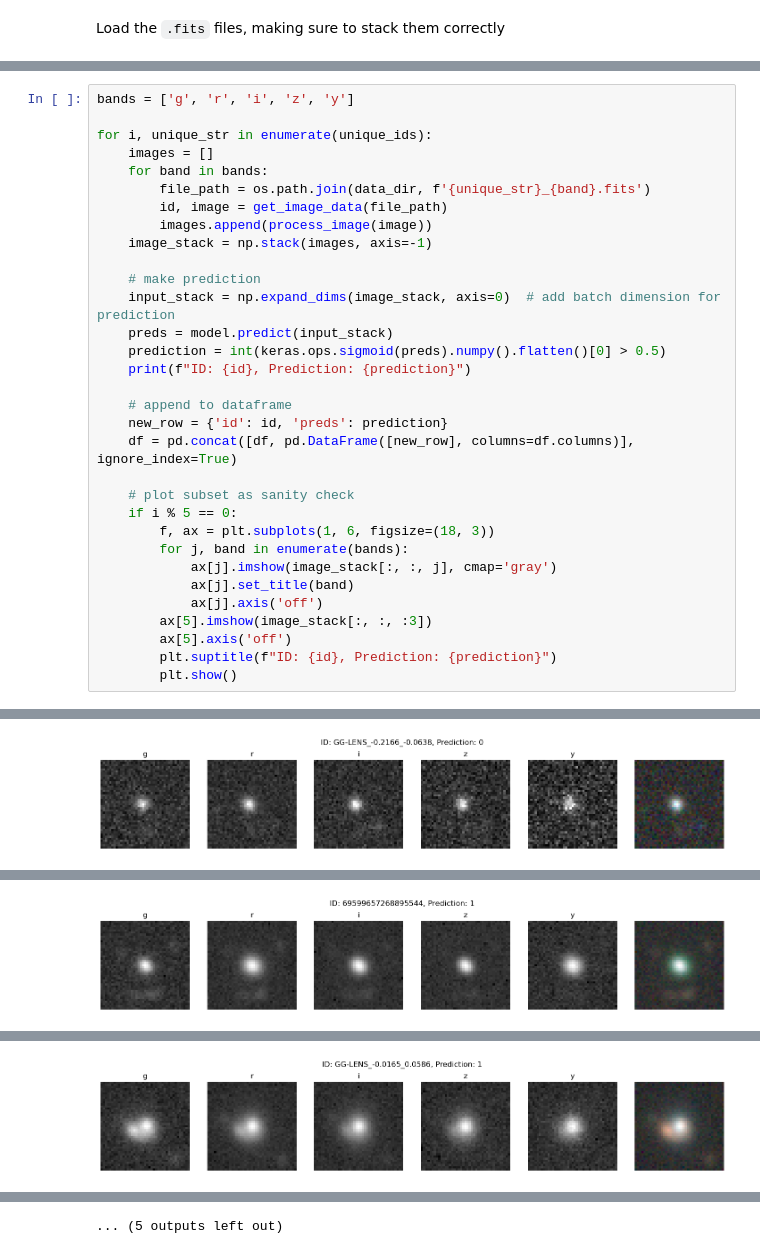
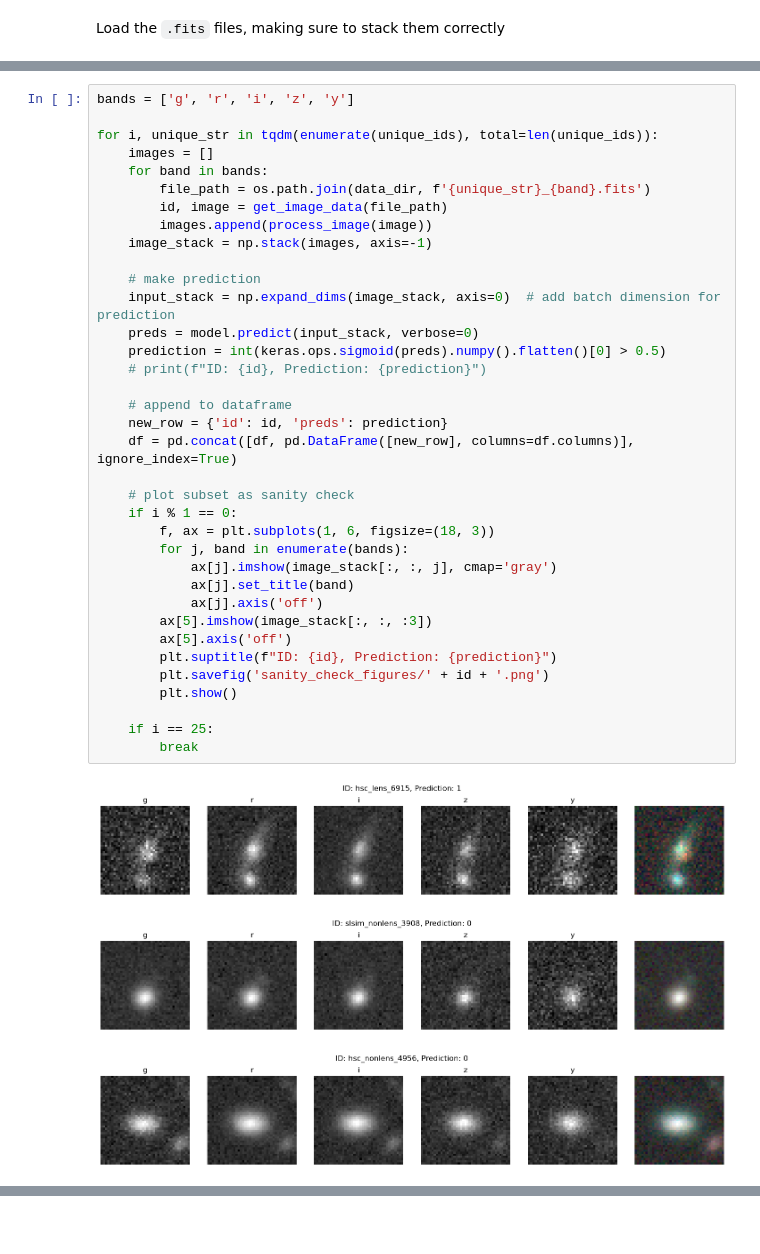
Before and after one commit to AstroMusers/lsst-strong-lens-data-challenge, a Jupyter notebook: bryce_load_and_predict.ipynb, the cells around one changed output, grey strips where cells are left out. Cells and saved outputs as stored; diff of their text form; blank space fills up the shorter version.

```diff
--- a/bryce_load_and_predict.ipynb
+++ b/bryce_load_and_predict.ipynb
@@ -105,33 +109,40 @@ Found 40 unique IDs.
 # %%
 bands = ['g', 'r', 'i', 'z', 'y']
 
-for i, unique_str in enumerate(unique_ids):
+for i, unique_str in tqdm(enumerate(unique_ids), total=len(unique_ids)):
     images = []
     for band in bands:
         file_path = os.path.join(data_dir, f'{unique_str}_{band}.fits')
         id, image = get_image_data(file_path)
         images.append(process_image(image))
     image_stack = np.stack(images, axis=-1)
 
     # make prediction
     input_stack = np.expand_dims(image_stack, axis=0)  # add batch dimension for prediction
-    preds = model.predict(input_stack)
+    preds = model.predict(input_stack, verbose=0)
     prediction = int(keras.ops.sigmoid(preds).numpy().flatten()[0] > 0.5)
-    print(f"ID: {id}, Prediction: {prediction}")
+    # print(f"ID: {id}, Prediction: {prediction}")
 
     # append to dataframe
     new_row = {'id': id, 'preds': prediction}
     df = pd.concat([df, pd.DataFrame([new_row], columns=df.columns)], ignore_index=True)
 
     # plot subset as sanity check
-    if i % 5 == 0:
+    if i % 1 == 0:
         f, ax = plt.subplots(1, 6, figsize=(18, 3))
         for j, band in enumerate(bands):
             ax[j].imshow(image_stack[:, :, j], cmap='gray')
             ax[j].set_title(band)
             ax[j].axis('off')
         ax[5].imshow(image_stack[:, :, :3])
         ax[5].axis('off')
         plt.suptitle(f"ID: {id}, Prediction: {prediction}")
+        plt.savefig('sanity_check_figures/' + id + '.png')
         plt.show()
+
+    if i == 25:
+        break
 # %% [output]
+[figure, new version]
+[figure, new version]
+[figure, new version]
@@ -140 +158,0 @@ ID: GG-LENS_-0.2166_-0.0638, Prediction: 0
-[figure, old version]
@@ -151 +158,0 @@ ID: 69599657268895544, Prediction: 1
-[figure, old version]
@@ -162 +158,0 @@ ID: GG-LENS_-0.0165_0.0586, Prediction: 1
-[figure, old version]
@@ -196,4 +159,3 @@ ID: GG-LENS_0.0328_-0.0317, Prediction: 0
-... (5 outputs left out)
 # %%
 df
 # %% [output]
```
Also changed, not shown: parts of 7 cells of this notebook.
